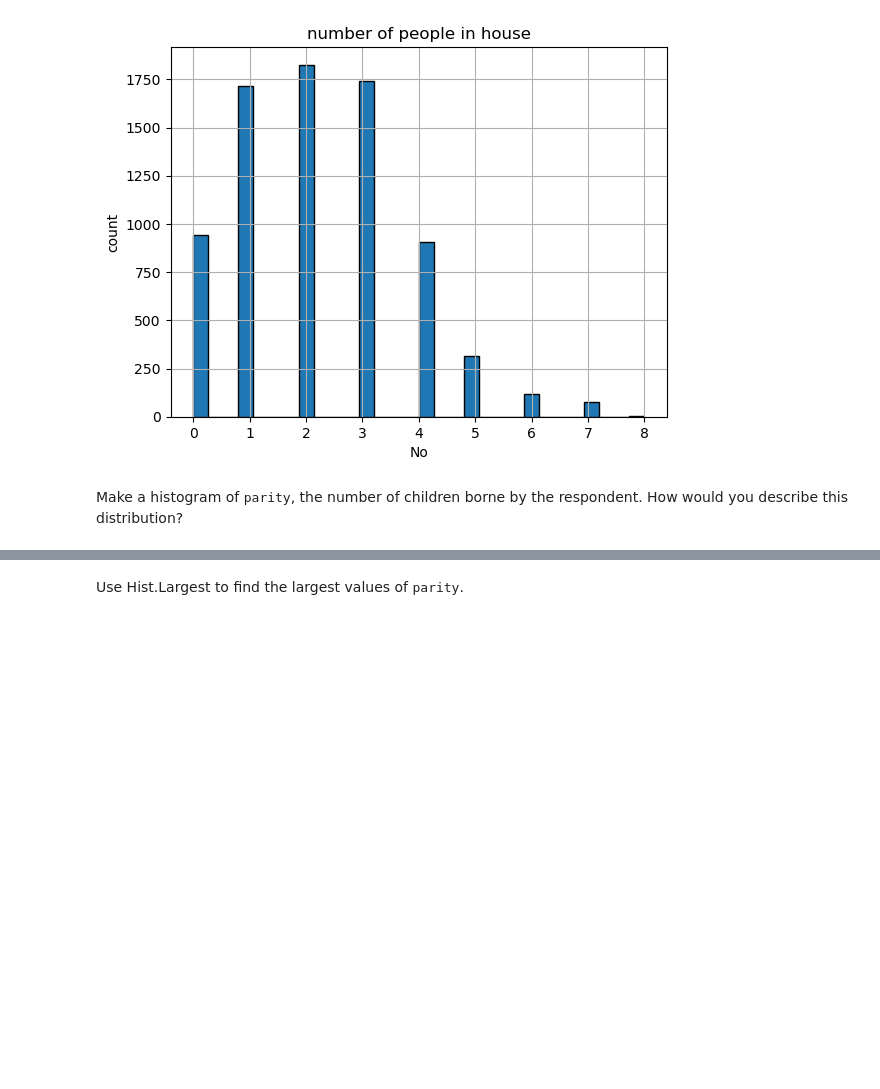
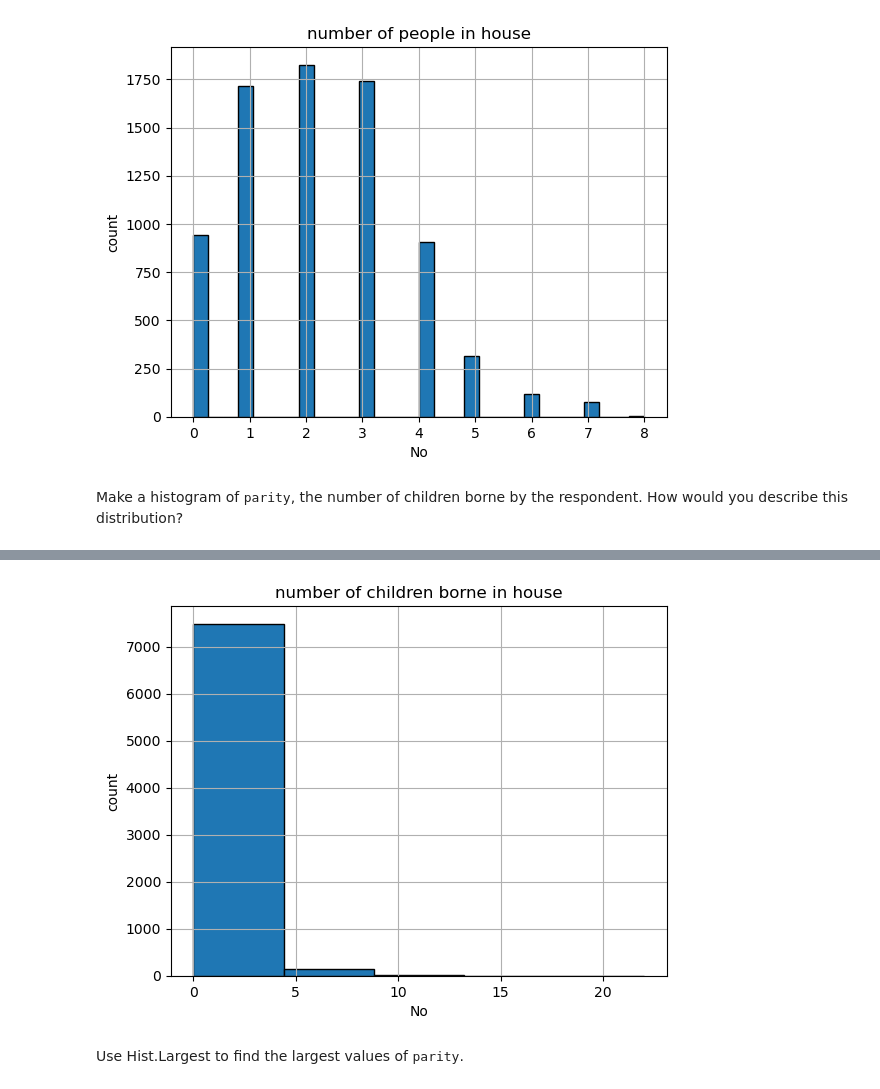
Before and after one commit to akhi08/Thinkstats2_exercise, a Jupyter notebook: Thinkstats/chap02ex.ipynb, the cells around one changed output, grey strips where cells are left out. Saved outputs shown, nothing was run; the diff lists cells and outputs as text; code cells hidden in the pictures; blank space fills up the shorter version.

```diff
--- a/Thinkstats/chap02ex.ipynb
+++ b/Thinkstats/chap02ex.ipynb
@@ -355,2 +365,11 @@ Make a histogram of <tt>parity</tt>, the number of children borne by the respond
+# %%
+resp['parity'].hist(bins=5,edgecolor='black')
+plt.title("number of children borne in house")
+plt.xlabel("No")
+plt.ylabel("count")
+plt.grid(True)
+plt.show()
+# %% [output]
+[figure, added]
 # %% [markdown]
 Use Hist.Largest to find the largest values of <tt>parity</tt>.
```
Also changed, not shown: parts of 6 cells of this notebook, 1 other file.
